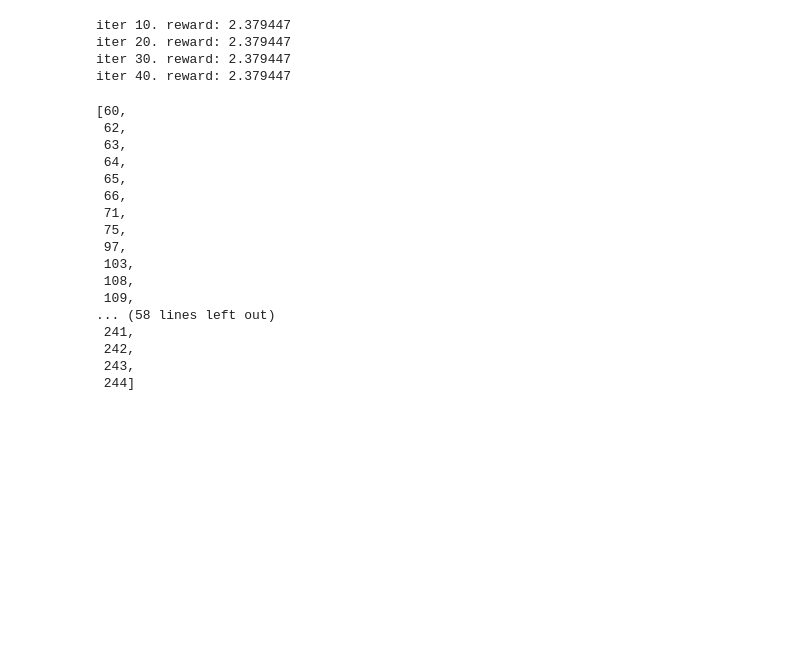
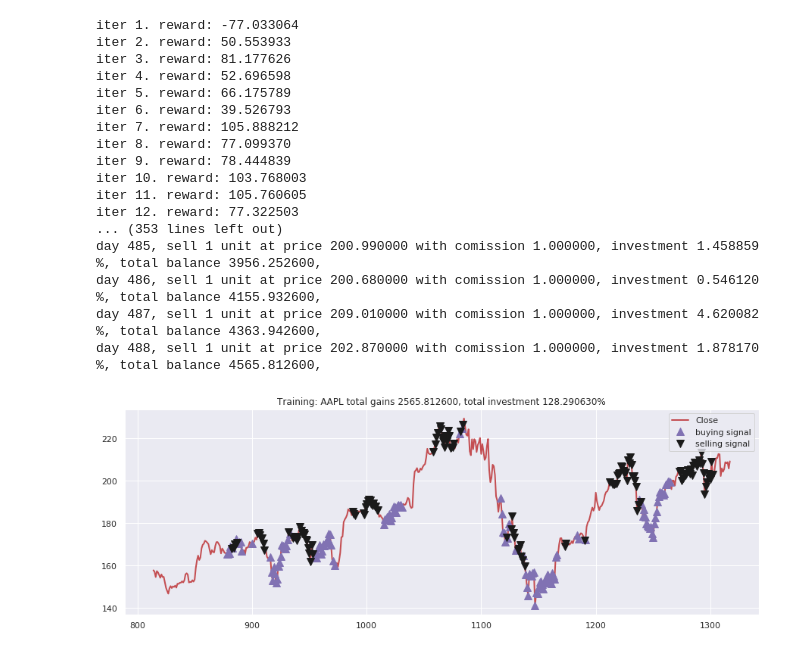
Before and after one commit to AlexDziubyshyn/Stocks-DRL, a Jupyter notebook: multi-feature-neuro-evolution-agent.ipynb, the cells around one changed output. Cells and saved outputs as stored; diff of their text form; code cells hidden in the pictures; blank space fills up the shorter version.

Commit message:
added example of 100 iterations

```diff
--- a/multi-feature-neuro-evolution-agent.ipynb
+++ b/multi-feature-neuro-evolution-agent.ipynb
@@ -397,10 +372,10 @@ class Agent:
 skip = 1
 layer_size = 500
 output_size = 3
-window_size = 20
-trading_years = 1
+window_size = 30
+trading_years = 2
 # %%
-tickers = ["MSFT"]
+tickers = ["AAPL"]
 for ticker in tickers:
     response = requests.get("https://financialmodelingprep.com/api/v3/historical-price-full/" + ticker)
     if response.status_code == 200:
@@ -409,8 +384,6 @@ for ticker in tickers:
     lst = data["historical"]
     df = pd.DataFrame(lst)
     df = df[-252*trading_years:]
-
-
 
 
     df = df.rename(columns={
@@ -468,60 +441,51 @@ for ticker in tickers:
         df['upper_band'].tolist()
 
     ]
 
-#     print(df.head(100))
-    df.reset_index()
-
     real_trend = df['Close'].tolist()
     stock_mean = df['Close'].mean()
     stock_std = df['Close'].std()
-    scaled_parameters = MinMaxScaler(feature_range = (0, 1)).fit_transform(np.array(parameters).T).T.tolist()
+    scaled_parameters = MinMaxScaler(feature_range = (100, 200)).fit_transform(np.array(parameters).T).T.tolist()
     initial_money = 2000
+
     agent = Agent(model = model,
                           timeseries = scaled_parameters,
                           skip = skip,
                           initial_money = initial_money,
                           real_trend = real_trend)
 
 
-    agent.fit(iterations = 100, checkpoint = 10)
+    agent.fit(iterations = 100, checkpoint = 1)
 
     copy_model = copy.deepcopy(agent.model)
 
     with open('model_{}_{}.pkl'.format(ticker, today.strftime("%d-%m-%y")), 'wb') as fopen:
       pickle.dump(copy_model, fopen)
 
     states_buy, states_sell, total_gains, invest = agent.buy()
     fig = plt.figure(figsize = (15, 5))
     plt.plot(df['Close'], color='r', lw=2.)
     plt.plot(df['Close'], '^', markersize=10, color='m', label = 'buying signal', markevery = states_buy)
     plt.plot(df['Close'], 'v', markersize=10, color='k', label = 'selling signal', markevery = states_sell)
     plt.title('Training: %s total gains %f, total investment %f%%'%(ticker, total_gains, invest))
     plt.legend()
     plt.show()
 # %% [output]
-iter 10. reward: 2.379447
-iter 20. reward: 2.379447
-iter 30. reward: 2.379447
-iter 40. reward: 2.379447
+iter 1. reward: -77.033064
+iter 2. reward: 50.553933
+iter 3. reward: 81.177626
+iter 4. reward: 52.696598
+iter 5. reward: 66.175789
+iter 6. reward: 39.526793
+iter 7. reward: 105.888212
+iter 8. reward: 77.099370
+iter 9. reward: 78.444839
+iter 10. reward: 103.768003
+iter 11. reward: 105.760605
+iter 12. reward: 77.322503
+... (353 lines left out)
+day 485, sell 1 unit at price 200.990000 with comission 1.000000, investment 1.458859 %, total balance 3956.252600,
+day 486, sell 1 unit at price 200.680000 with comission 1.000000, investment 0.546120 %, total balance 4155.932600,
+day 487, sell 1 unit at price 209.010000 with comission 1.000000, investment 4.620082 %, total balance 4363.942600,
+day 488, sell 1 unit at price 202.870000 with comission 1.000000, investment 1.878170 %, total balance 4565.812600,
+[figure, added]
-# %%
-# states_buy
-states_sell
-# %% [output]
-[60,
- 62,
- 63,
- 64,
- 65,
- 66,
- 71,
- 75,
- 97,
- 103,
- 108,
- 109,
-... (58 lines left out)
- 241,
- 242,
- 243,
- 244]
```
Also changed, not shown: parts of 4 cells of this notebook.
